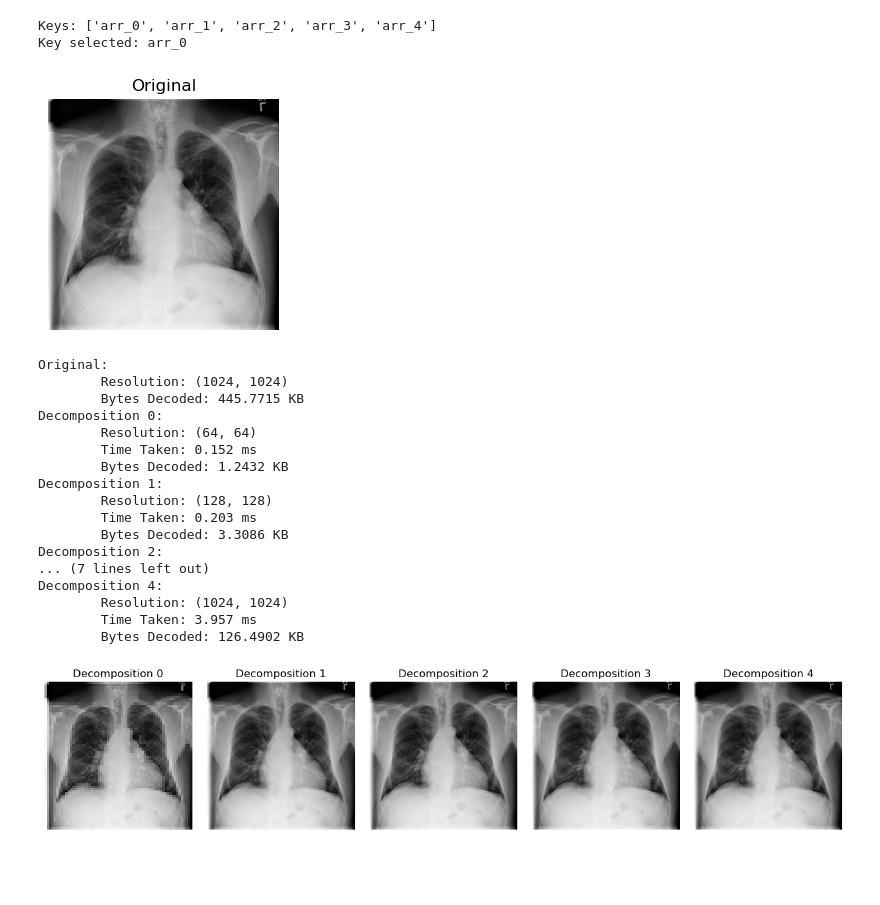
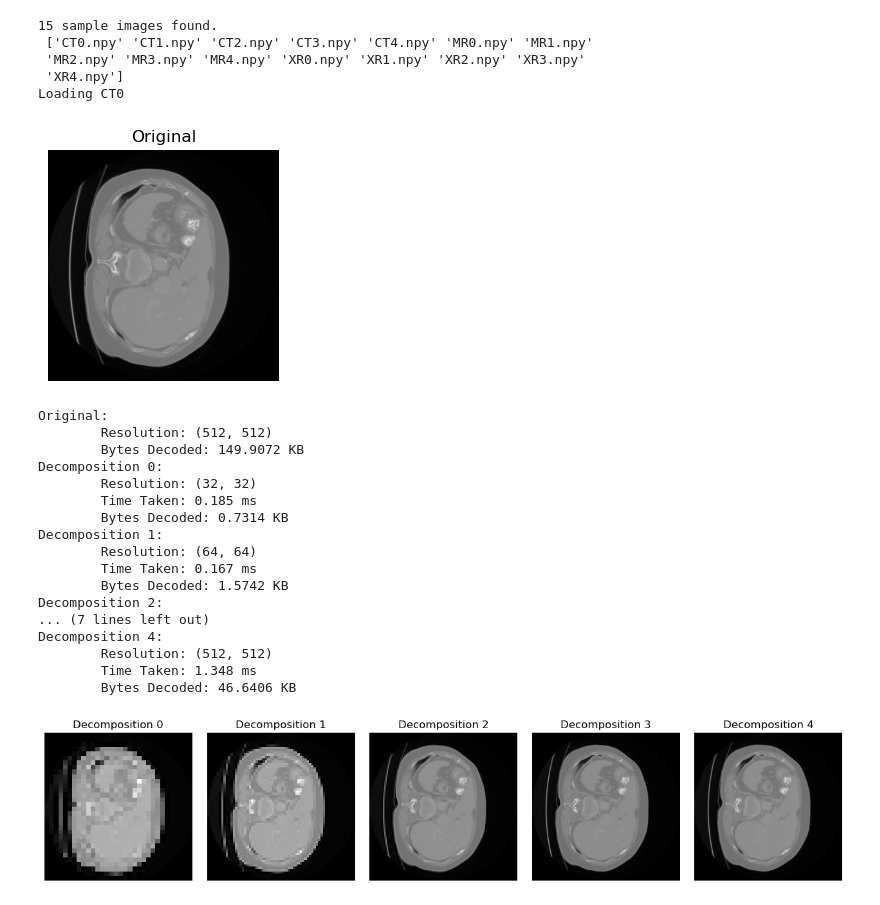
Before and after one commit to BioIntelligence-Lab/openjphpy, a Jupyter notebook: notebooks/example.ipynb, the cells around one changed output. Drawn from its saved outputs; the diff is of its cells as text; code cells hidden in the pictures; blank space fills up the shorter version.

Commit message:
added more sample data, fixed example notebook, updated readme

```diff
--- a/notebooks/example.ipynb
+++ b/notebooks/example.ipynb
@@ -33,24 +59,22 @@ encoder_params = {
   'tlm_marker' : True,
 }
 
-# Both values are zero-indexed
-# Dataset (0 or 1)
-dataset = 1
-# Image (5 images in each dataset)
-key = 0
+# Path to sample images
+ds = np.sort([os.path.basename(x) for x in glob.glob('../data/*.npy')])
+print(f'{len(ds)} sample images found.\n', ds)
 
-# Load dataset and print keys for each image + selected image
-ds = np.load(f'../data/dataset{dataset}/data.npz')
-print('Keys:', list(ds.keys()))
-print('Key selected:', f'arr_{key}')
+# Select image
+img_name = 'CT0'
+print(f'Loading {img_name}')
 
-# Load image
-img = ds[f'arr_{key}']
+# load image
+img = np.load(f'../data/{img_name}.npy')
+
 # Temporary directory
-os.makedirs('../data/dataset2/encoded/', exist_ok=True)
+os.makedirs(f'../data/encoded/', exist_ok=True)
 # Encode image using parameters from above!
 ojph.encode(
-  filename = f'../data/dataset2/encoded/arr_{key}.jph',
+  filename = f'../data/encoded/{img_name}.jph',
   img = img,
   strict = False,
   num_decomps = encoder_params['num_decomps'],
@@ -68,56 +92,59 @@ ojph.encode(
 )
 
 # Locate tilepart markers
-bytes = decoded_bytes(f'../data/dataset2/encoded/arr_{key}.jph')
+bytes = decoded_bytes(f'../data/encoded/{img_name}.jph')
 
 # Display original
 plt.figure(figsize=(3,3))
 plt.imshow(img, cmap='gray')
 plt.title(f'Original')
 plt.axis('off')
 plt.show()
 
 # Original image metadata
 x, y = img.shape
 print(f'Original:\n\tResolution: {x,y}\n\tBytes Decoded: {round(bytes[-1]/1024, 4)} KB')
 
 # Display decompositions with metadata
 num_decomps = encoder_params['num_decomps']
 fig, axes = plt.subplots(1, num_decomps, figsize=(3*num_decomps+1,3))
 for i in range(num_decomps):
   dimg, dt = ojph.decode(
-    f'../data/dataset2/encoded/arr_{key}.jph',
+    f'../data/encoded/{img_name}.jph',
     skip_res = num_decomps-(i+1)
   )
   axes[i].imshow(dimg, cmap = 'gray')
   axes[i].axis('off')
   axes[i].set(title=f'Decomposition {i}')
   # Display bytes decoded only if tilepart markers exist
   if encoder_params['tileparts']:
     print(f'Decomposition {i}:\n\tResolution: {subresolution((x,y), num_decomps-(i+1))}\n\tTime Taken: {round(dt*1000, 4)} ms\n\tBytes Decoded: {round(bytes[i]/1024, 4)} KB')
   else:
     print(f'Decomposition {i}:\n\tResolution: {subresolution((x,y), num_decomps-(i+1))}\n\tTime Taken: {round(dt*1000, 4)} ms')
 plt.subplots_adjust(wspace=0.1, hspace=0.1)
 plt.show()
 # %% [output]
-Keys: ['arr_0', 'arr_1', 'arr_2', 'arr_3', 'arr_4']
-Key selected: arr_0
+15 sample images found.
+ ['CT0.npy' 'CT1.npy' 'CT2.npy' 'CT3.npy' 'CT4.npy' 'MR0.npy' 'MR1.npy'
+ 'MR2.npy' 'MR3.npy' 'MR4.npy' 'XR0.npy' 'XR1.npy' 'XR2.npy' 'XR3.npy'
+ 'XR4.npy']
+Loading CT0
-[figure, old version]
+[figure, new version]
 Original:
-        Resolution: (1024, 1024)
-        Bytes Decoded: 445.7715 KB
+        Resolution: (512, 512)
+        Bytes Decoded: 149.9072 KB
 Decomposition 0:
+        Resolution: (32, 32)
+        Time Taken: 0.185 ms
+        Bytes Decoded: 0.7314 KB
+Decomposition 1:
         Resolution: (64, 64)
-        Time Taken: 0.152 ms
-        Bytes Decoded: 1.2432 KB
-Decomposition 1:
-        Resolution: (128, 128)
-        Time Taken: 0.203 ms
-        Bytes Decoded: 3.3086 KB
+        Time Taken: 0.167 ms
+        Bytes Decoded: 1.5742 KB
 Decomposition 2:
 ... (7 lines left out)
 Decomposition 4:
-        Resolution: (1024, 1024)
-        Time Taken: 3.957 ms
-        Bytes Decoded: 126.4902 KB
+        Resolution: (512, 512)
+        Time Taken: 1.348 ms
+        Bytes Decoded: 46.6406 KB
-[figure, old version]
+[figure, new version]
```
Also changed, not shown: parts of 2 cells of this notebook, 22 other files.
